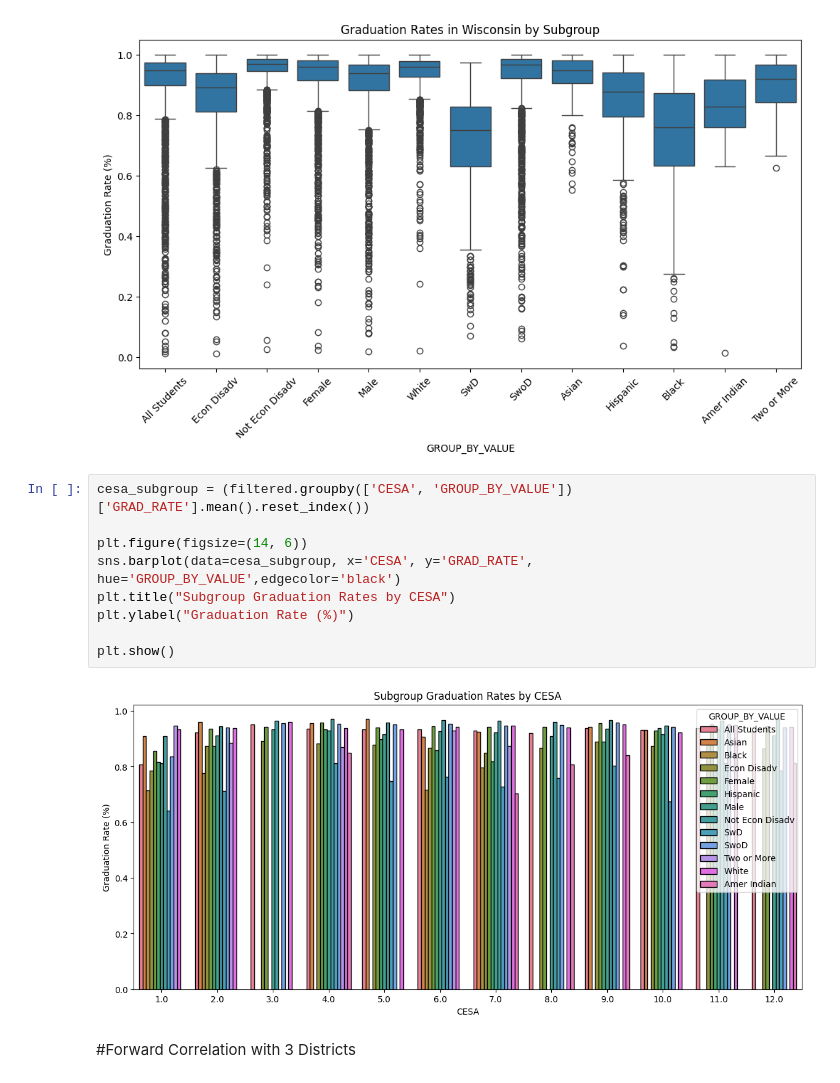
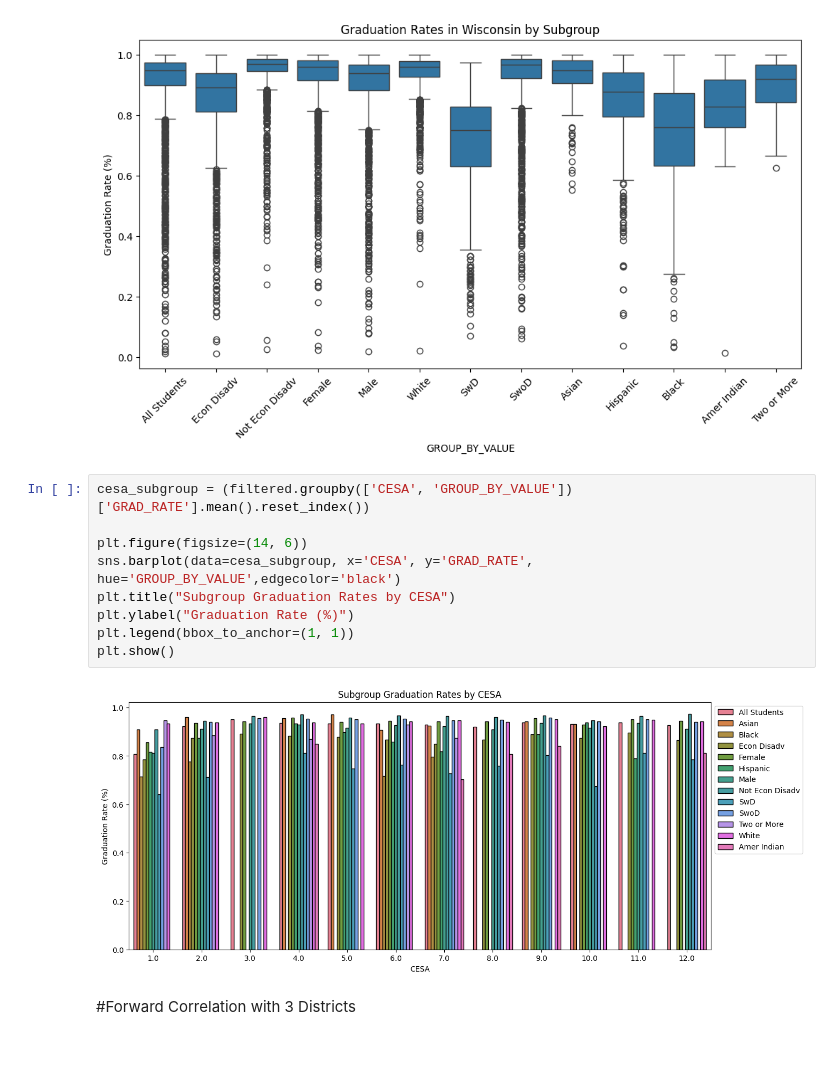
Before and after one commit to weisses1/rawdata, a Jupyter notebook: Capstone_3_Analysis.ipynb, the cells around one changed output. Drawn from its saved outputs; the diff is of its cells as text; blank space fills up the shorter version.

```diff
--- a/Capstone_3_Analysis.ipynb
+++ b/Capstone_3_Analysis.ipynb
@@ -217,14 +217,14 @@ plt.show()
 # %%
 cesa_subgroup = (filtered.groupby(['CESA', 'GROUP_BY_VALUE'])['GRAD_RATE'].mean().reset_index())
 
 plt.figure(figsize=(14, 6))
 sns.barplot(data=cesa_subgroup, x='CESA', y='GRAD_RATE', hue='GROUP_BY_VALUE',edgecolor='black')
 plt.title("Subgroup Graduation Rates by CESA")
 plt.ylabel("Graduation Rate (%)")
-
+plt.legend(bbox_to_anchor=(1, 1))
 plt.show()
 # %% [output]
-[figure, old version]
+[figure, new version]
 # %% [markdown]
 #Forward Correlation with 3 Districts
 # %%
```
Also changed, not shown: parts of 8 cells of this notebook.
